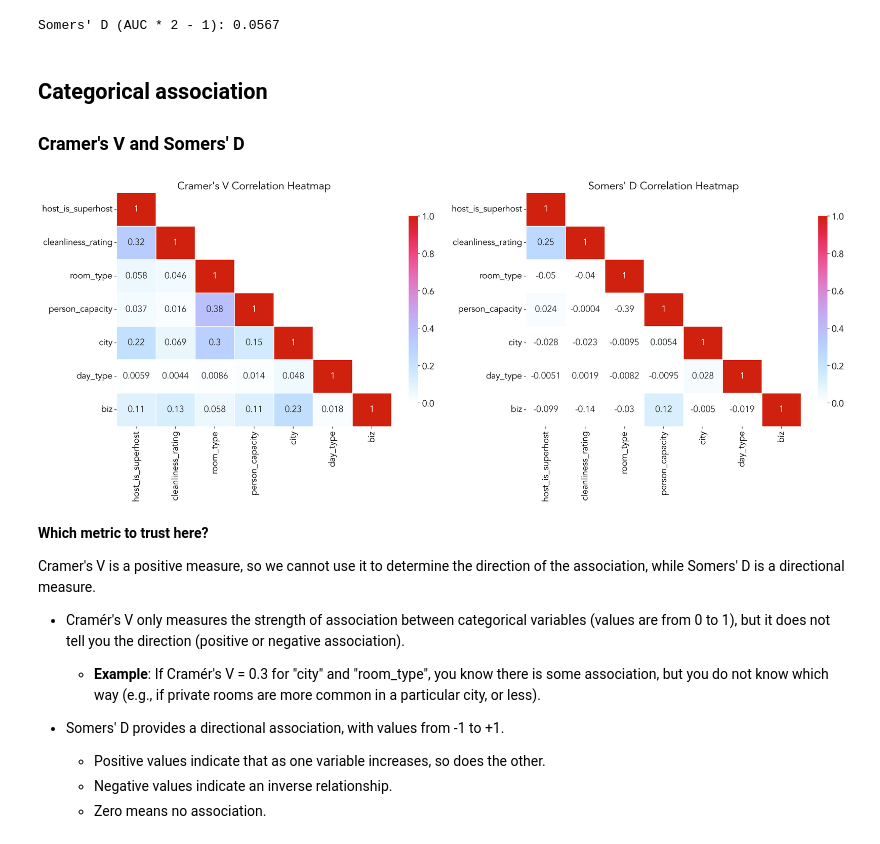
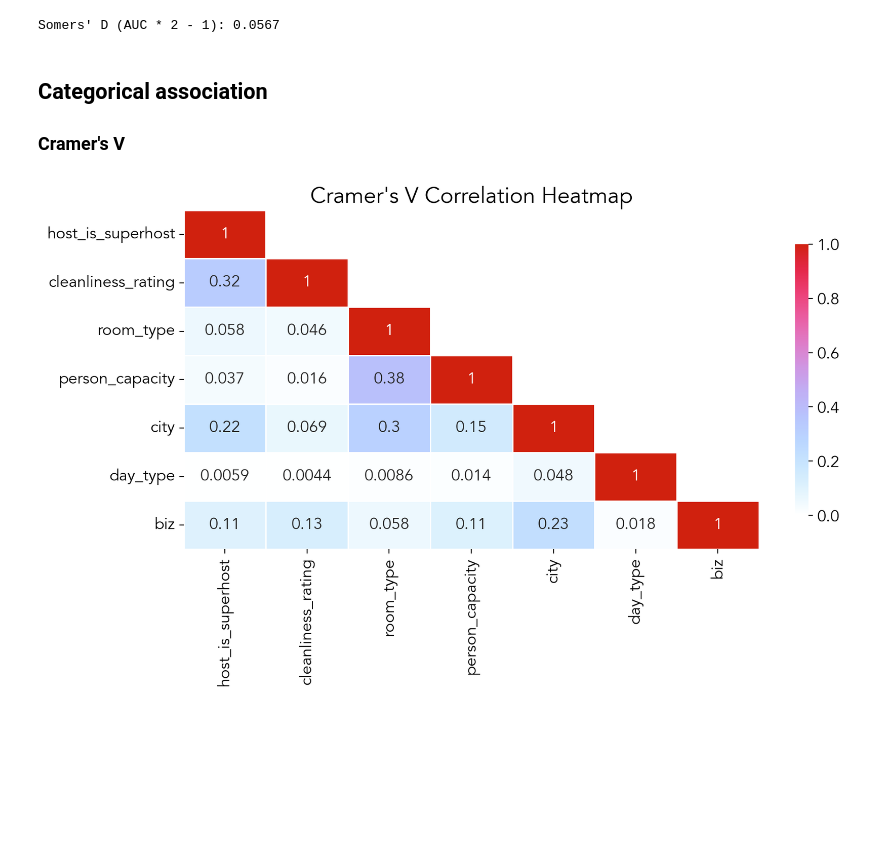
Before and after one commit to deburky/calibration, a Jupyter notebook: chi-square/contingency-tables.ipynb, the cells around one changed output. Cells and saved outputs as stored; diff of their text form; code cells hidden in the pictures; blank space fills up the shorter version.

Commit message:
update plot

```diff
--- a/chi-square/contingency-tables.ipynb
+++ b/chi-square/contingency-tables.ipynb
@@ -276,7 +276,7 @@ console.print(f"Somers' D (AUC * 2 - 1): {auc * 2 - 1:.4f}")
 Somers' D (AUC * 2 - 1): 0.0567
 # %% [markdown]
 ## Categorical association
-### Cramer's V and Somers' D
+### Cramer's V
 # %%
 import warnings
 
@@ -285,7 +285,6 @@ import numpy as np
 import pandas as pd
 import seaborn as sns
 from cmap import Colormap
-from scipy.stats import somersd
 from scipy.stats.contingency import association
 
 %config InlineBackend.figure_format = "retina"  # Only for notebooks
@@ -298,7 +297,7 @@ cm2 = Colormap(cmap2).to_mpl()
 
 # Set font
 plt.rcParams["font.family"] = "Avenir"
-plt.rcParams["font.size"] = 15
+plt.rcParams["font.size"] = 13
 
 # Define nominal features
 nominal_features = [
@@ -328,78 +327,35 @@ def create_cramers_v_matrix(df, features):
     n_features = len(features)
     cramers_matrix = np.zeros((n_features, n_features))
     for i, f1 in enumerate(features):
         for j, f2 in enumerate(features):
             cramers_matrix[i, j] = (
                 1.0 if i == j else calculate_cramers_v(df[f1], df[f2])
             )
     return pd.DataFrame(cramers_matrix, index=features, columns=features)
 
 
-def create_somers_d_matrix(df, features):
-    n_features = len(features)
-    somers_matrix = np.zeros((n_features, n_features))
-    for i, f1 in enumerate(features):
-        for j, f2 in enumerate(features):
-            if i == j:
-                somers_matrix[i, j] = 1.0
-            else:
-                stat = somersd(df[f1], df[f2])
-                somers_matrix[i, j] = stat.statistic
-    return pd.DataFrame(somers_matrix, index=features, columns=features)
-
-
 # Compute both matrices
 cramers_v_matrix = create_cramers_v_matrix(df_nominal, nominal_features)
-somers_d_matrix = create_somers_d_matrix(df_nominal, nominal_features)
 
 # Apply triangle mask
 mask = np.triu(np.ones_like(cramers_v_matrix, dtype=bool), k=1)
 cramers_v_matrix = cramers_v_matrix.where(~mask)
-somers_d_matrix = somers_d_matrix.where(~mask)
 
-# Plot both heatmaps in a 1-row, 2-column layout
-fig, axes = plt.subplots(1, 2, figsize=(20, 8))
-
+fig, ax = plt.subplots(figsize=(10, 6))
 sns.heatmap(
     cramers_v_matrix,
-    ax=axes[0],
+    ax=ax,
     annot=True,
     cmap=cm1,
     vmin=0,
     vmax=1,
     linewidths=0.5,
     cbar_kws={"shrink": 0.8},
 )
-axes[0].set_title("Cramer's V Correlation Heatmap", fontsize=18)
-axes[0].grid(False)
-
-sns.heatmap(
-    somers_d_matrix,
-    ax=axes[1],
-    annot=True,
-    cmap=cm1,
-    vmin=0,
-    vmax=1,
-    linewidths=0.5,
-    cbar_kws={"shrink": 0.8},
-)
-axes[1].set_title("Somers' D Correlation Heatmap", fontsize=18)
-axes[1].grid(False)
+ax.set_title("Cramer's V Correlation Heatmap", fontsize=18)
+ax.grid(False)
 
 plt.tight_layout()
 plt.show()
 # %% [output]
-[figure, old version]
+[figure, new version]
-# %% [markdown]
-**Which metric to trust here?**
-
-Cramer's V is a positive measure, so we cannot use it to determine the direction of the association, while Somers' D is a directional measure.
-
-- Cramér's V only measures the strength of association between categorical variables (values are from 0 to 1), but it does not tell you the direction (positive or negative association).
-    - **Example**: If Cramér's V = 0.3 for "city" and "room_type", you know there is some association, but you do not know which way (e.g., if private rooms are more common in a particular city, or less).
-
-- Somers' D provides a directional association, with values from -1 to +1.
-
-    - Positive values indicate that as one variable increases, so does the other.
-    - Negative values indicate an inverse relationship.
-    - Zero means no association.
```
Also changed, not shown: parts of 1 cell of this notebook.
